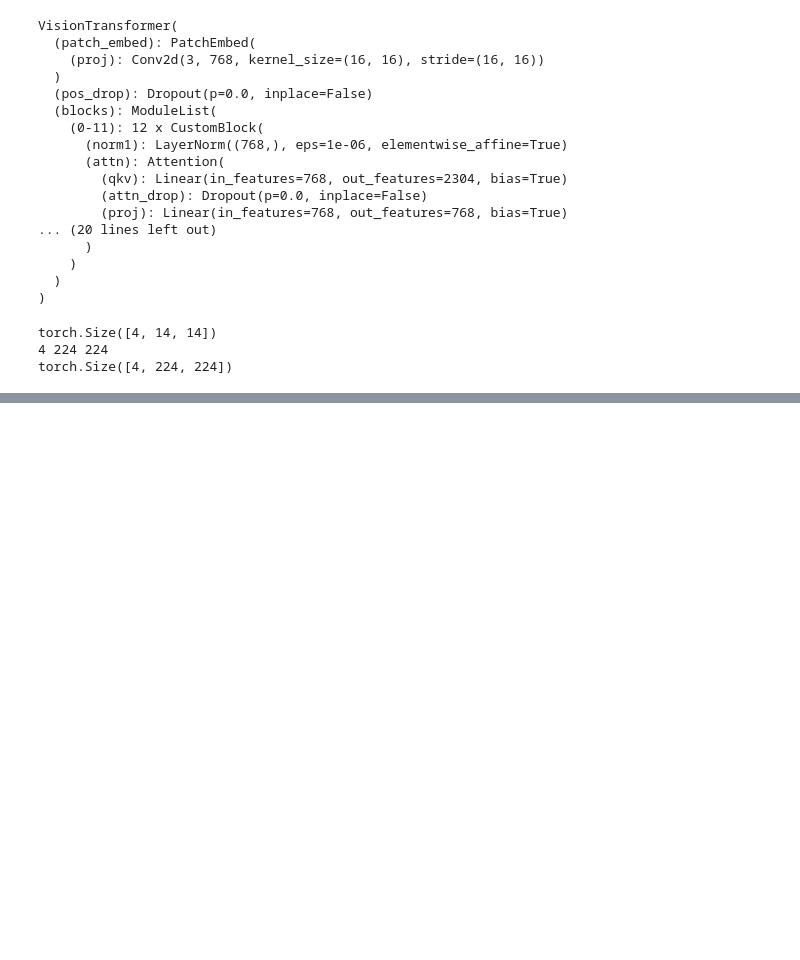
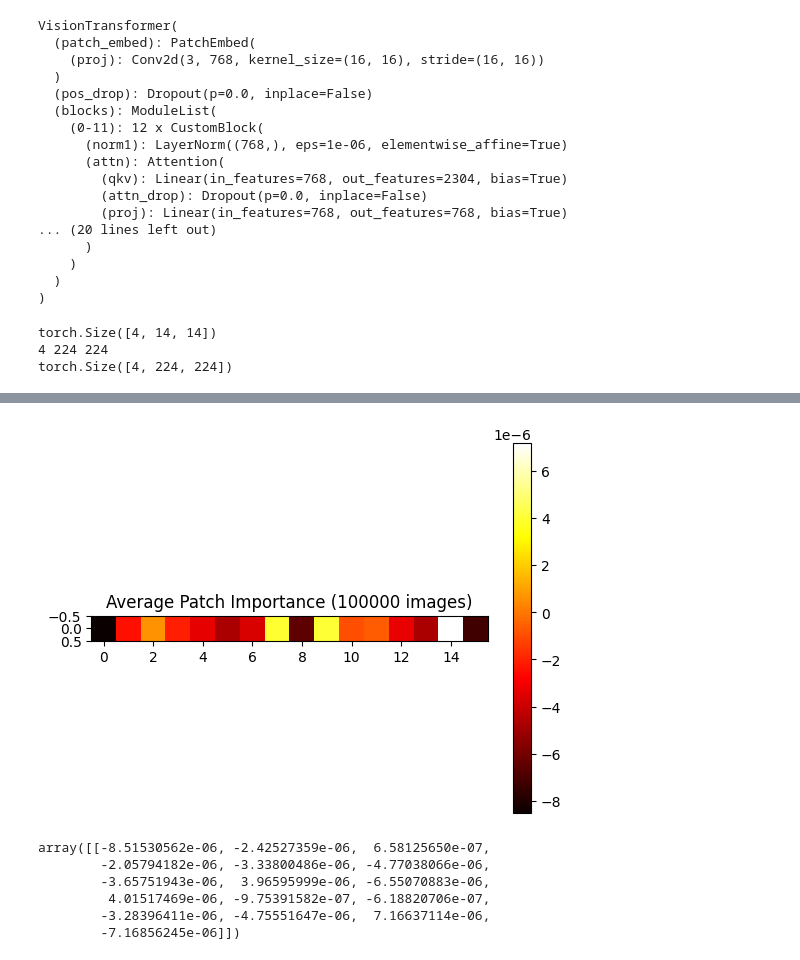
Before and after one commit to myunghakLee/mae_temp, a Jupyter notebook: mask_model_checking.ipynb, the cells around one changed output, grey strips where cells are left out. Drawn from its saved outputs; the diff is of its cells as text; code cells hidden in the pictures; blank space fills up the shorter version.

```diff
--- a/mask_model_checking.ipynb
+++ b/mask_model_checking.ipynb
@@ -267,0 +442,16 @@ tensor([[[0.2699, 1.3402, 1.0269,  ..., 0.0426, 0.0893, 0.6687],
+# %%
+plt.imshow(np.expand_dims(importance_mean.mean(axis=0), axis=0), cmap="hot")
+plt.colorbar()
+plt.title(f"Average Patch Importance ({num_samples} images)")
+plt.show()
+# %% [output]
+[figure, added]
+# %%
+np.expand_dims(importance_mean.mean(axis=0), axis=0)
+# %% [output]
+array([[-8.51530562e-06, -2.42527359e-06,  6.58125650e-07,
+        -2.05794182e-06, -3.33800486e-06, -4.77038066e-06,
+        -3.65751943e-06,  3.96595999e-06, -6.55070883e-06,
+         4.01517469e-06, -9.75391582e-07, -6.18820706e-07,
+        -3.28396411e-06, -4.75551647e-06,  7.16637114e-06,
+        -7.16856245e-06]])
```
Also changed, not shown: parts of 17 cells of this notebook, 2 other files.
